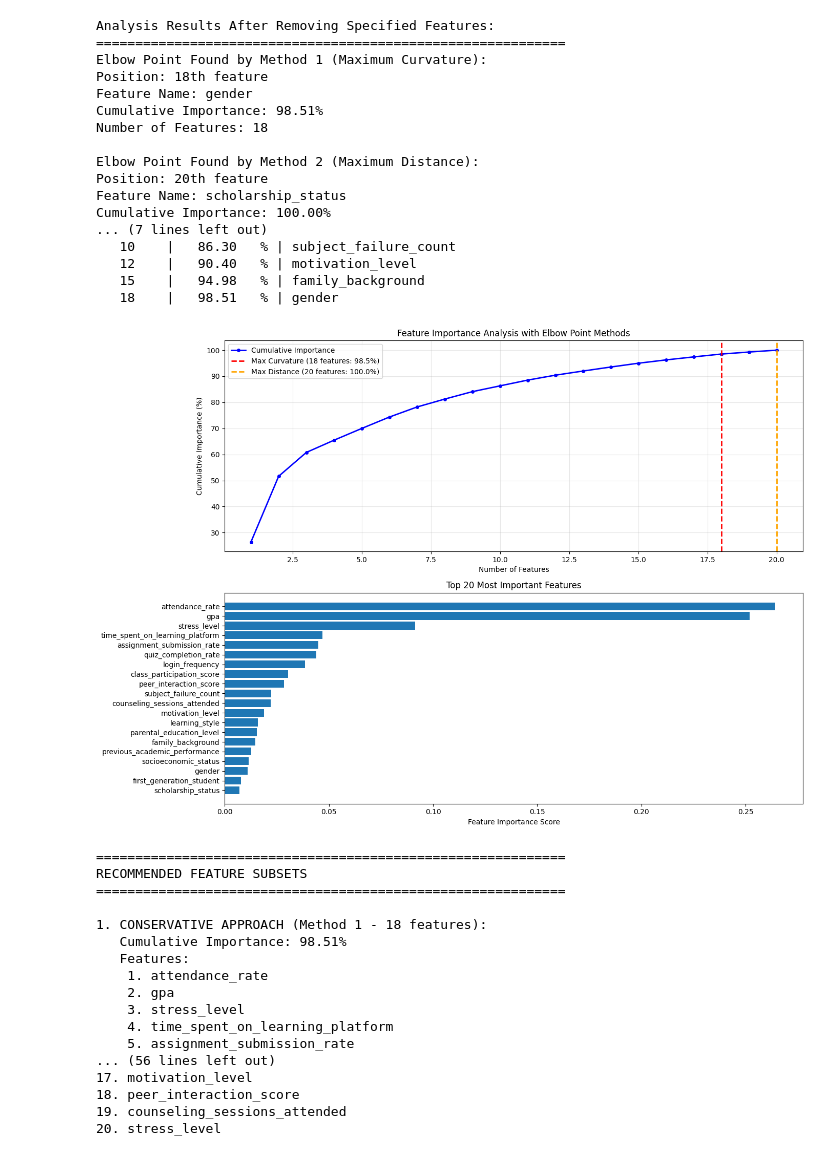
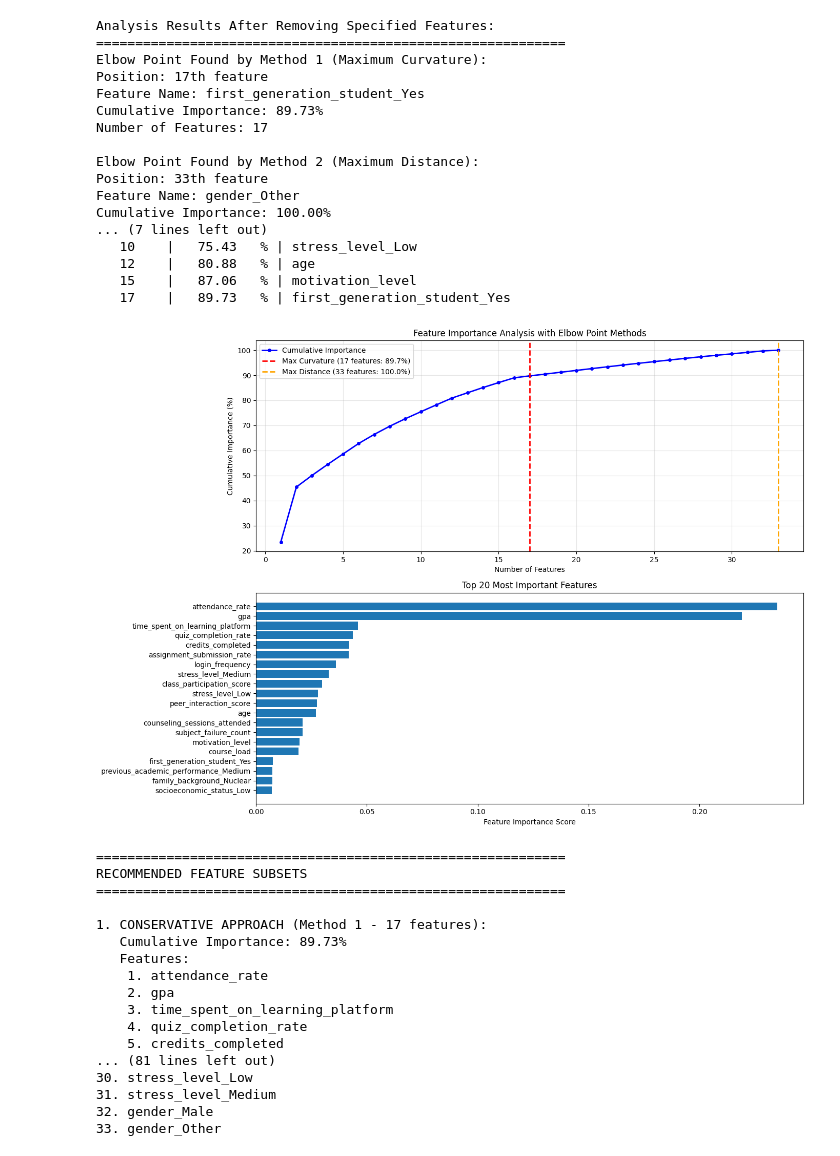
Before and after one commit to Salina-Huang/AI-in-ED-Multi-dimensional-Student-analytics-for-dropout-risk-prediction, a Jupyter notebook: RandomForest(elbow_points).ipynb, the cells around one changed output. Cells and saved outputs as stored; diff of their text form; code cells hidden in the pictures.

```diff
--- a/RandomForest(elbow_points).ipynb
+++ b/RandomForest(elbow_points).ipynb
@@ -6,12 +6,12 @@ from sklearn.ensemble import RandomForestClassifier
 from sklearn.preprocessing import LabelEncoder
 
 # Read data
-df = pd.read_csv('https://raw.githubusercontent.com/Salina-Huang/AI-in-ED-Multi-dimensional-Student-analytics-for-dropout-risk-prediction/main/cleaned_data.csv')
-X = df.drop(['student_id', 'dropout_status'], axis=1)
+df = pd.read_csv('https://raw.githubusercontent.com/Salina-Huang/AI-in-ED-Multi-dimensional-Student-analytics-for-dropout-risk-prediction/refs/heads/main/dat_preparation_onehot.csv')
+X = df.drop(['dropout_status'], axis=1)
 y = df['dropout_status']
 
 # Remove specified features
-features_to_remove = ['credits_completed', 'engagement_score', 'age','course_load']
+features_to_remove = ['engagement_score','Unnamed: 0']
 X = X.drop(features_to_remove, axis=1)
 
 # Encode categorical variables
@@ -140,58 +140,58 @@ plt.show()
 # Output recommended feature subsets
 print("\n" + "="*60)
 print("RECOMMENDED FEATURE SUBSETS")
 print("="*60)
 
 print(f"\n1. CONSERVATIVE APPROACH (Method 1 - {elbow_idx1 + 1} features):")
 print(f"   Cumulative Importance: {feature_importances.loc[elbow_idx1, 'percentage']:.2f}%")
 print("   Features:")
 for i in range(elbow_idx1 + 1):
     print(f"   {i+1:2d}. {feature_importances.loc[i, 'feature']}")
 
 print(f"\n2. AGGRESSIVE APPROACH (Method 2 - {elbow_idx2 + 1} features):")
 print(f"   Cumulative Importance: {feature_importances.loc[elbow_idx2, 'percentage']:.2f}%")
 print("   Features:")
 for i in range(elbow_idx2 + 1):
     print(f"   {i+1:2d}. {feature_importances.loc[i, 'feature']}")
 
 # Display total number of remaining features
 print(f"\nTotal Remaining Features: {len(X.columns)}")
 print("All Remaining Features:")
 for i, col in enumerate(X.columns, 1):
     print(f"{i:2d}. {col}")
 # %% [output]
 Analysis Results After Removing Specified Features:
 ============================================================
 Elbow Point Found by Method 1 (Maximum Curvature):
-Position: 18th feature
-Feature Name: gender
-Cumulative Importance: 98.51%
-Number of Features: 18
+Position: 17th feature
+Feature Name: first_generation_student_Yes
+Cumulative Importance: 89.73%
+Number of Features: 17
 
 Elbow Point Found by Method 2 (Maximum Distance):
-Position: 20th feature
-Feature Name: scholarship_status
+Position: 33th feature
+Feature Name: gender_Other
 Cumulative Importance: 100.00%
 ... (7 lines left out)
-   10    |   86.30   % | subject_failure_count
-   12    |   90.40   % | motivation_level
-   15    |   94.98   % | family_background
-   18    |   98.51   % | gender
+   10    |   75.43   % | stress_level_Low
+   12    |   80.88   % | age
+   15    |   87.06   % | motivation_level
+   17    |   89.73   % | first_generation_student_Yes
-[figure, old version]
+[figure, new version]
 ============================================================
 RECOMMENDED FEATURE SUBSETS
 ============================================================
 
-1. CONSERVATIVE APPROACH (Method 1 - 18 features):
-   Cumulative Importance: 98.51%
+1. CONSERVATIVE APPROACH (Method 1 - 17 features):
+   Cumulative Importance: 89.73%
    Features:
     1. attendance_rate
     2. gpa
-    3. stress_level
-    4. time_spent_on_learning_platform
-    5. assignment_submission_rate
-... (56 lines left out)
-17. motivation_level
-18. peer_interaction_score
-19. counseling_sessions_attended
-20. stress_level
+    3. time_spent_on_learning_platform
+    4. quiz_completion_rate
+    5. credits_completed
+... (81 lines left out)
+30. stress_level_Low
+31. stress_level_Medium
+32. gender_Male
+33. gender_Other
```
Also changed, not shown: 1 other file.
